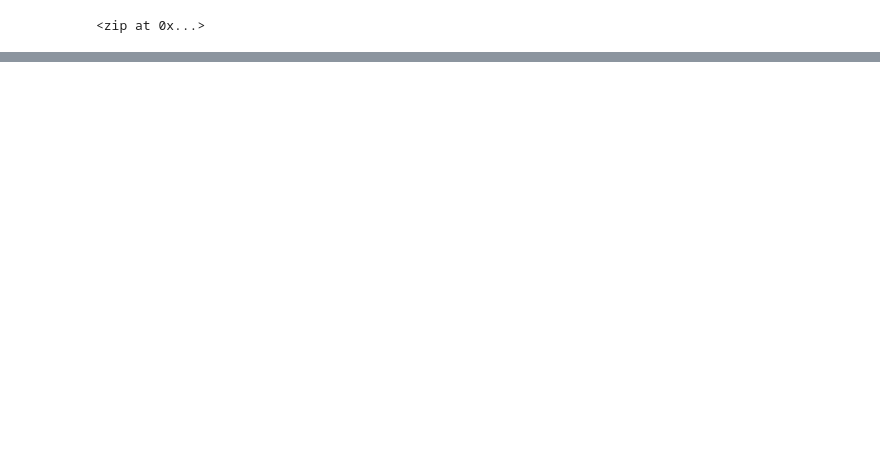
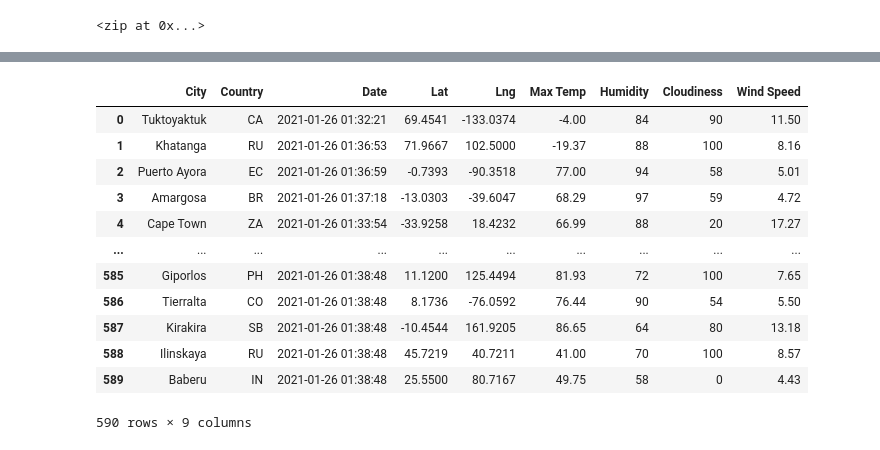
Before and after one commit to bradleycao/World_Weather_Analysis, a Jupyter notebook: WeatherPy.ipynb, the cells around one changed output, grey strips where cells are left out. Drawn from its saved outputs; the diff is of its cells as text; code cells hidden in the pictures; blank space fills up the shorter version.

Commit message:
Modifying .gitignore and adding WeatherPy file

```diff
--- a/WeatherPy.ipynb
+++ b/WeatherPy.ipynb
@@ -33,0 +43,4 @@ len(cities)
+# %%
+# Starting URL for Weather Map API Call.
+url = "http://api.openweathermap.org/data/2.5/weather?units=Imperial&APPID=" + weather_api_key
+print(url)
@@ -33,0 +49,10 @@ len(cities)
+# %%
+# Create an empty list to hold the weather data.
+city_data = []
+# Print the beginning of the logging.
+print("Beginning Data Retrieval     ")
+print("-----------------------------")
+
+# Create counters.
+record_count = 1
+set_count = 1
@@ -33,0 +133,4 @@ len(cities)
+# %%
+# Convert the array of dictionaries to a Pandas DataFrame.
+city_data_df = pd.DataFrame(city_data)
+city_data_df.head(10)
@@ -33,0 +149,18 @@ len(cities)
+# %%
+new_column_order = ["City", "Country", "Date", "Lat", "Lng", "Max Temp", "Humidity", "Cloudiness", "Wind Speed"]
+city_data_df = city_data_df[new_column_order]
+city_data_df
+# %% [output]
+|  | City | Country | Date | Lat | Lng | Max Temp | Humidity | Cloudiness | Wind Speed |
+| 0 | Tuktoyaktuk | CA | 2021-01-26 01:32:21 | 69.4541 | -133.0374 | -4.00 | 84 | 90 | 11.50 |
+| 1 | Khatanga | RU | 2021-01-26 01:36:53 | 71.9667 | 102.5000 | -19.37 | 88 | 100 | 8.16 |
+| 2 | Puerto Ayora | EC | 2021-01-26 01:36:59 | -0.7393 | -90.3518 | 77.00 | 94 | 58 | 5.01 |
+| 3 | Amargosa | BR | 2021-01-26 01:37:18 | -13.0303 | -39.6047 | 68.29 | 97 | 59 | 4.72 |
+| 4 | Cape Town | ZA | 2021-01-26 01:33:54 | -33.9258 | 18.4232 | 66.99 | 88 | 20 | 17.27 |
+| ... | ... | ... | ... | ... | ... | ... | ... | ... | ... |
+| 585 | Giporlos | PH | 2021-01-26 01:38:48 | 11.1200 | 125.4494 | 81.93 | 72 | 100 | 7.65 |
+| 586 | Tierralta | CO | 2021-01-26 01:38:48 | 8.1736 | -76.0592 | 76.44 | 90 | 54 | 5.50 |
+| 587 | Kirakira | SB | 2021-01-26 01:38:48 | -10.4544 | 161.9205 | 86.65 | 64 | 80 | 13.18 |
+| 588 | Ilinskaya | RU | 2021-01-26 01:38:48 | 45.7219 | 40.7211 | 41.00 | 70 | 100 | 8.57 |
+| 589 | Baberu | IN | 2021-01-26 01:38:48 | 25.5500 | 80.7167 | 49.75 | 58 | 0 | 4.43 |
+590 rows × 9 columns
```
Also changed, not shown: parts of 9 cells of this notebook, 3 other files.
